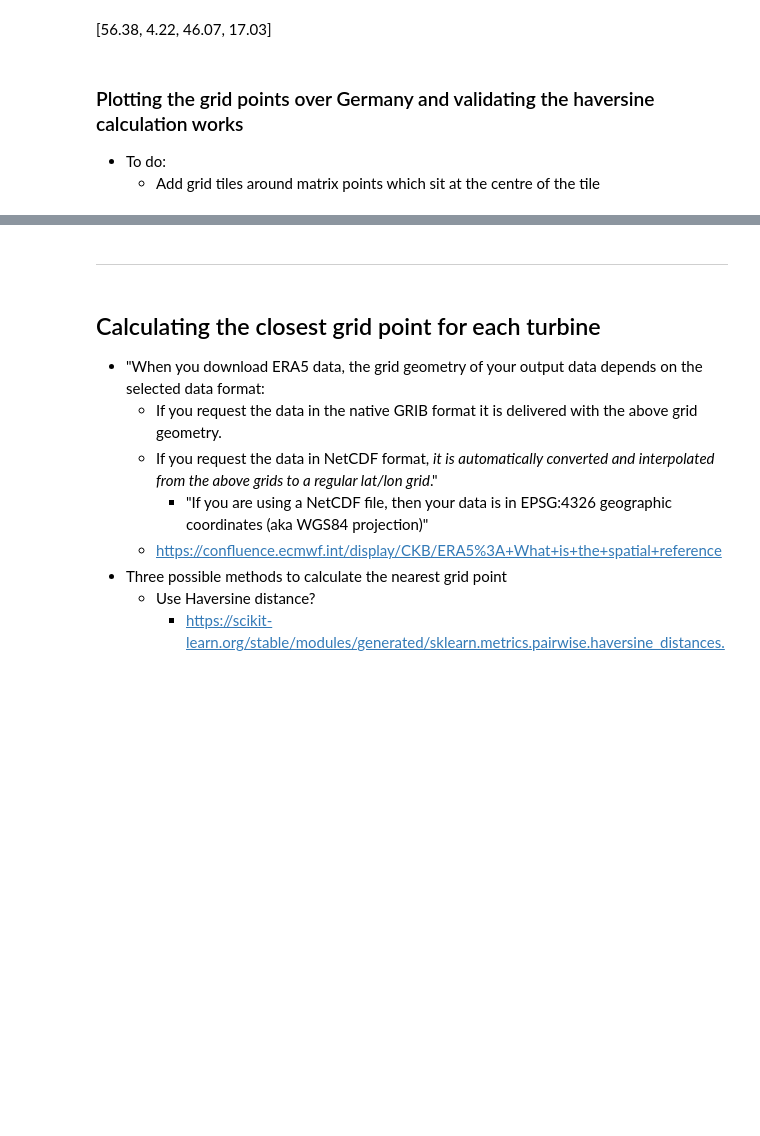
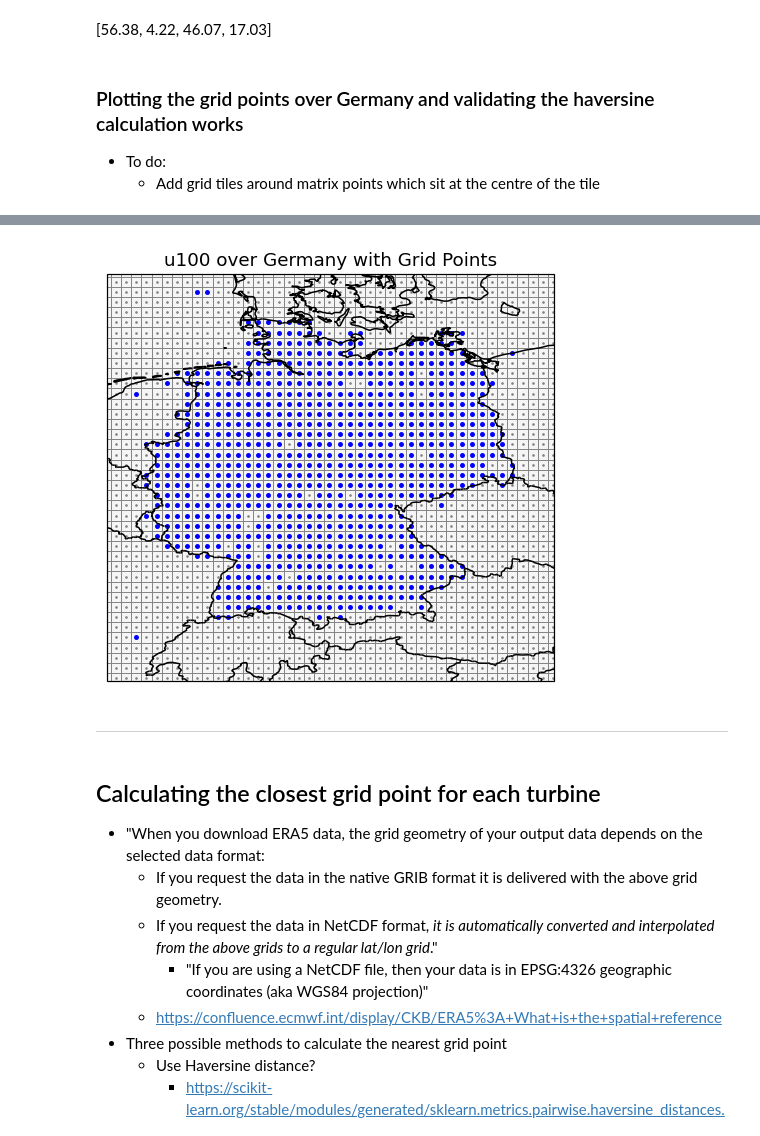
Before and after one commit to meteoviz/wind_power_forecasting_germany, a Jupyter notebook: notebooks/cds.ipynb, the cells around one changed output, grey strips where cells are left out. Drawn from its saved outputs; the diff is of its cells as text; code cells hidden in the pictures; blank space fills up the shorter version.

```diff
--- a/notebooks/cds.ipynb
+++ b/notebooks/cds.ipynb
@@ -277,3 +343,66 @@ plt.show()
+# %%
+# Create a figure and axis with cartopy projection
+fig, ax = plt.subplots(subplot_kw={'projection': ccrs.PlateCarree()})
+ax.set_extent([5, 16, 46, 56])  # Extent for Germany
+
+grid_width = np.mean(np.diff(lon[0,:]))
+grid_height = np.mean(np.diff(lat[:,0]))
+
+
+# Draw the grid cells
+# for i in range(lon.shape[0] - 1):
+#     for j in range(lon.shape[1] - 1):
+#         lower_left_x = lon[i, j]
+#         lower_left_y = lat[i, j]
+#         rect = mpatches.Rectangle((lower_left_x, lower_left_y), grid_width, grid_height,
+#                                   facecolor='whitesmoke', edgecolor='grey', linewidth=0.5, transform=ccrs.PlateCarree())
+#         ax.add_patch(rect)
+
+
+# Draw the grid cells centered on each grid point
+for i in range(lon.shape[0]):
+    for j in range(lon.shape[1]):
+        # Compute the bottom-left corner of the cell
+        lower_left_x = lon[i, j] - grid_width / 2
+        lower_left_y = lat[i, j] - grid_height / 2
+        rect = mpatches.Rectangle((lower_left_x, lower_left_y), grid_width, grid_height,
+                                  facecolor='whitesmoke', edgecolor='grey', linewidth=0.6, transform=ccrs.PlateCarree())
+        ax.add_patch(rect)
+
+
+# Plot the grid points
+ax.scatter(lon, lat, color='grey', s=0.5, transform=ccrs.PlateCarree())
+
+# Extract latitudes and longitudes from used_grid_points and plot them
+# latitudes = [point[0] for point in used_grid_points]
+# longitudes = [point[1] for point in used_grid_points]
+# ax.scatter(longitudes, latitudes, color='blue', s=2, transform=ccrs.PlateCarree(), label="Used Grid Points")
+
+
+# Find the closest grid center for each point in used_grid_points and plot it
+for point in used_grid_points:
+    # Find the index of the nearest latitude
+    idx_lat = np.abs(lat[:, 0] - point[0]).argmin()
+
+    # Find the index of the nearest longitude
+    idx_lon = np.abs(lon[0, :] - point[1]).argmin()
+
+    # Plot at the grid center
+    ax.scatter(lon[idx_lat, idx_lon], lat[idx_lat, idx_lon], color='blue', s=5, transform=ccrs.PlateCarree())
+
+
+
+# Add map features for context
+ax.add_feature(cfeature.BORDERS, linestyle='-')
+ax.add_feature(cfeature.COASTLINE)
+ax.add_feature(cfeature.LAND, edgecolor='black')
+ax.set_title(f"{data_var} over Germany with Grid Points")
+
+# ax.legend(loc='upper right')  # Adds a legend
+
+plt.show()
+# %% [output]
+[figure, added]
 # %% [markdown]
 -----
 # %% [markdown]
```
Also changed, not shown: parts of 7 cells of this notebook, 2 other files.
